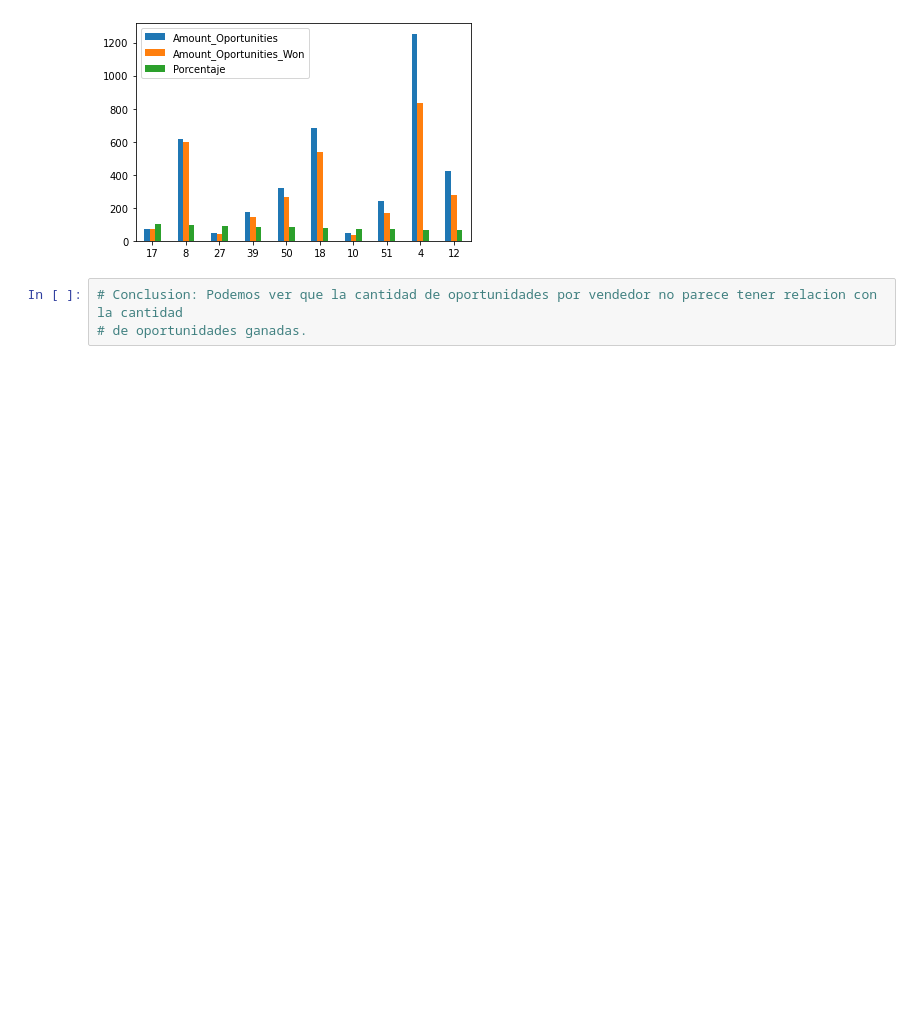
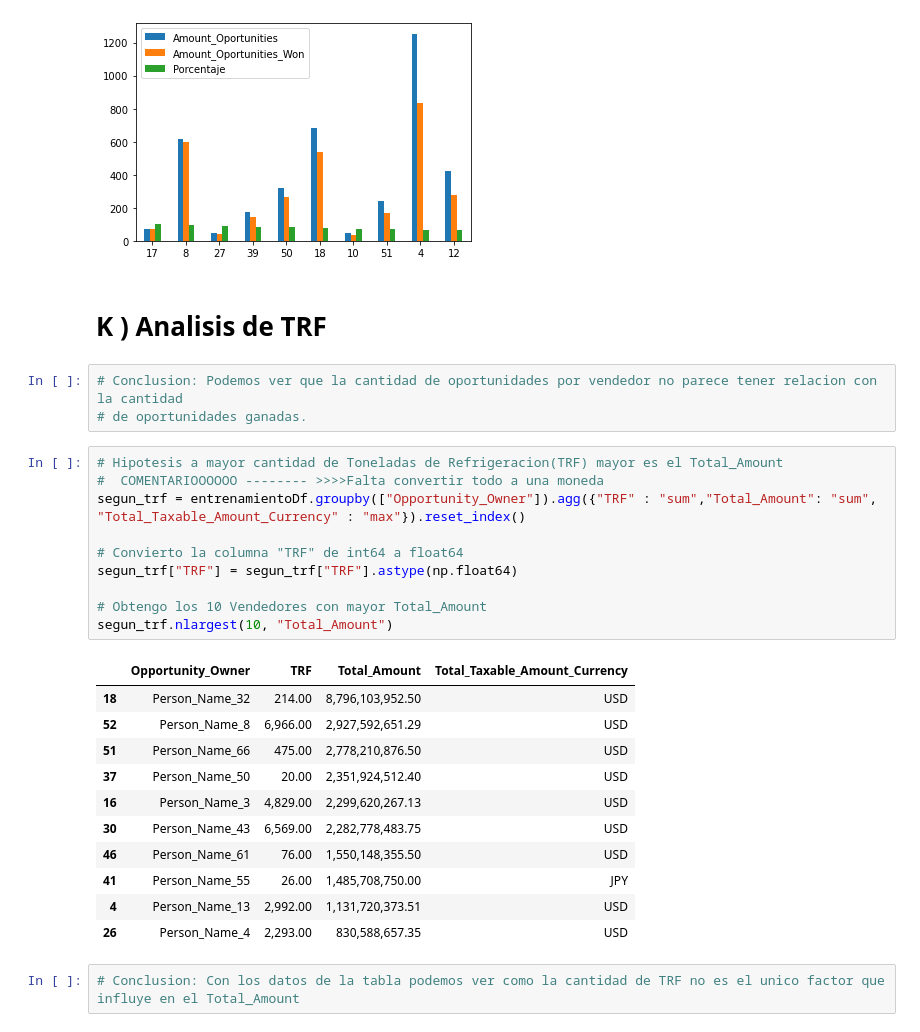
Before and after one commit to FerFabbiano/tp1-OrganizacionDeDatos, a Jupyter notebook: TP1_OrgaDeDatos.ipynb, the cells around one changed output. Cells and saved outputs as stored; diff of their text form; blank space fills up the shorter version.

Commit message:
Agrego Analisis TRF (Leer descrip)
Falta convertir todo a una moneda

```diff
--- a/TP1_OrgaDeDatos.ipynb
+++ b/TP1_OrgaDeDatos.ipynb
@@ -797,6 +797,32 @@ duenios_con_mayor_porcentaje_exito_plot = duenios_con_mayor_porcentaje_exito.plo
 duenios_con_mayor_porcentaje_exito_plot.set_title("Probabilidad de exito de ")
 # %% [output]
 [figure]
+# %% [markdown]
+#  K ) Analisis de TRF
 # %%
 # Conclusion: Podemos ver que la cantidad de oportunidades por vendedor no parece tener relacion con la cantidad
 # de oportunidades ganadas.
+# %%
+# Hipotesis a mayor cantidad de Toneladas de Refrigeracion(TRF) mayor es el Total_Amount
+#  COMENTARIOOOOOO -------- >>>>Falta convertir todo a una moneda
+segun_trf = entrenamientoDf.groupby(["Opportunity_Owner"]).agg({"TRF" : "sum","Total_Amount": "sum", "Total_Taxable_Amount_Currency" : "max"}).reset_index()
+
+# Convierto la columna "TRF" de int64 a float64
+segun_trf["TRF"] = segun_trf["TRF"].astype(np.float64)
+
+# Obtengo los 10 Vendedores con mayor Total_Amount
+segun_trf.nlargest(10, "Total_Amount")
+# %% [output]
+|  | Opportunity_Owner | TRF | Total_Amount | Total_Taxable_Amount_Currency |
+| 18 | Person_Name_32 | 214.00 | 8,796,103,952.50 | USD |
+| 52 | Person_Name_8 | 6,966.00 | 2,927,592,651.29 | USD |
+| 51 | Person_Name_66 | 475.00 | 2,778,210,876.50 | USD |
+| 37 | Person_Name_50 | 20.00 | 2,351,924,512.40 | USD |
+| 16 | Person_Name_3 | 4,829.00 | 2,299,620,267.13 | USD |
+| 30 | Person_Name_43 | 6,569.00 | 2,282,778,483.75 | USD |
+| 46 | Person_Name_61 | 76.00 | 1,550,148,355.50 | USD |
+| 41 | Person_Name_55 | 26.00 | 1,485,708,750.00 | JPY |
+| 4 | Person_Name_13 | 2,992.00 | 1,131,720,373.51 | USD |
+| 26 | Person_Name_4 | 2,293.00 | 830,588,657.35 | USD |
+# %%
+# Conclusion: Con los datos de la tabla podemos ver como la cantidad de TRF no es el unico factor que influye en el Total_Amount
```
Also changed, not shown: parts of 6 cells of this notebook.
